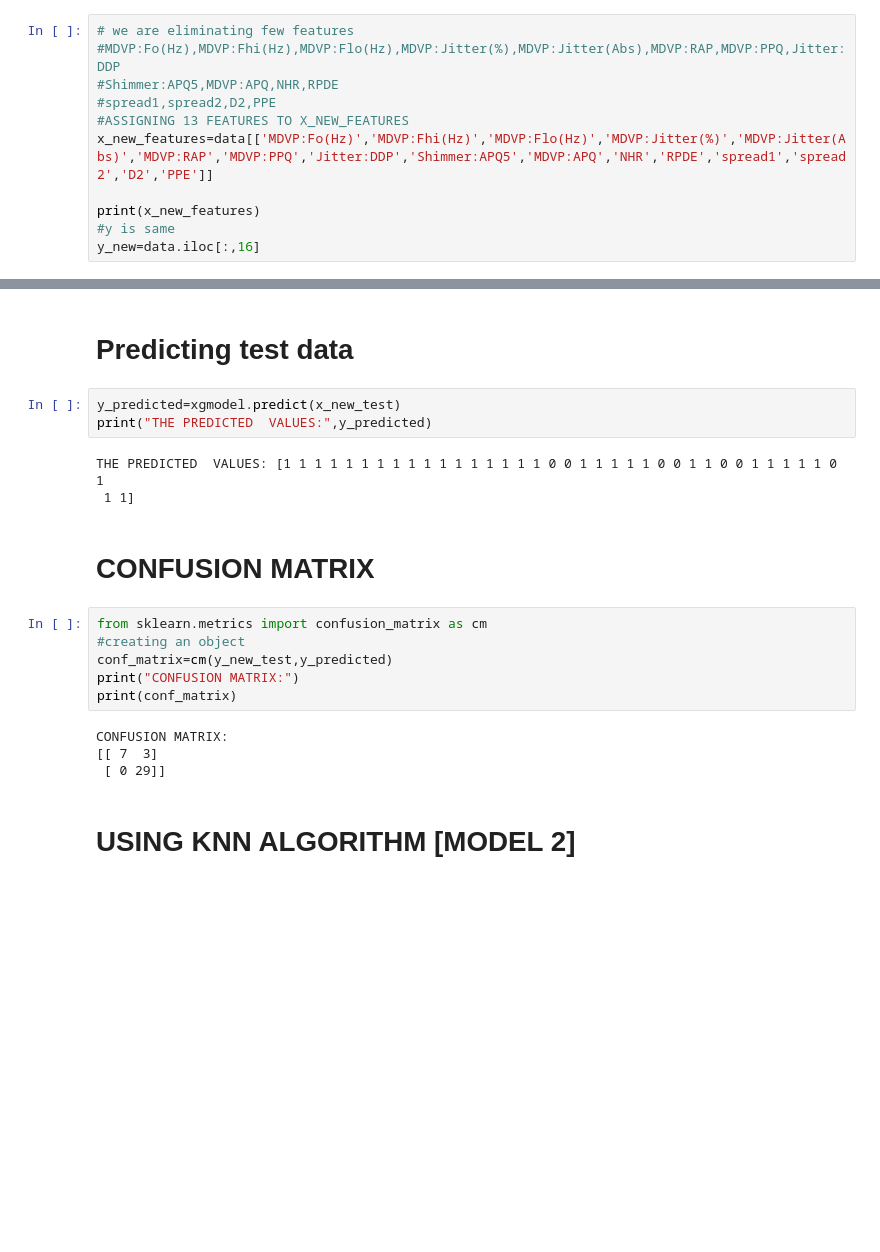
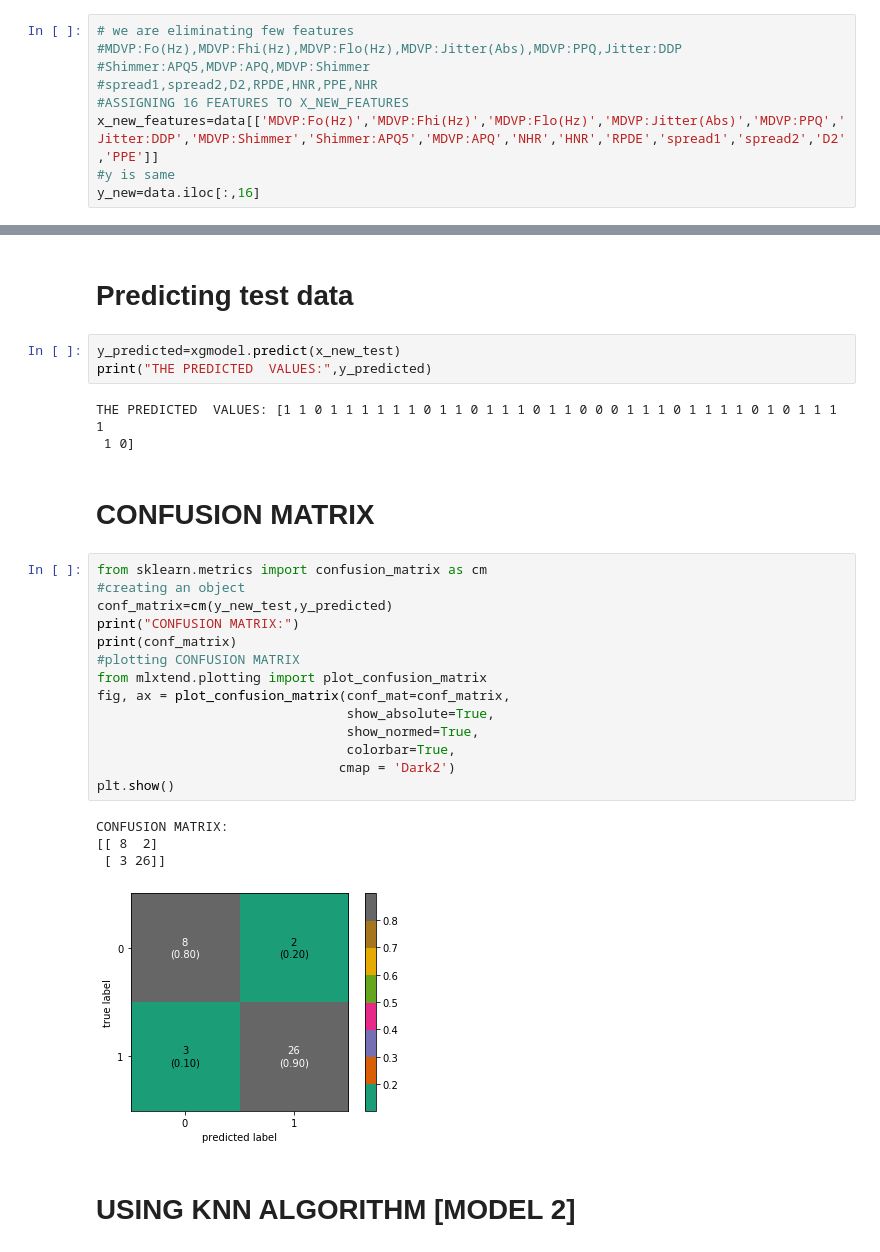
Before and after one commit to rk-sahana/PARKISON-DISEASE-DETECTION, a Jupyter notebook: parkison.ipynb, the cells around one changed output, grey strips where cells are left out. Saved outputs shown, nothing was run; the diff lists cells and outputs as text; blank space fills up the shorter version.

```diff
--- a/parkison.ipynb
+++ b/parkison.ipynb
@@ -138,11 +301,9 @@ plt.show()
 # %%
 # we are eliminating few features
-#MDVP:Fo(Hz),MDVP:Fhi(Hz),MDVP:Flo(Hz),MDVP:Jitter(%),MDVP:Jitter(Abs),MDVP:RAP,MDVP:PPQ,Jitter:DDP
-#Shimmer:APQ5,MDVP:APQ,NHR,RPDE
-#spread1,spread2,D2,PPE
-#ASSIGNING 13 FEATURES TO X_NEW_FEATURES
-x_new_features=data[['MDVP:Fo(Hz)','MDVP:Fhi(Hz)','MDVP:Flo(Hz)','MDVP:Jitter(%)','MDVP:Jitter(Abs)','MDVP:RAP','MDVP:PPQ','Jitter:DDP','Shimmer:APQ5','MDVP:APQ','NHR','RPDE','spread1','spread2','D2','PPE']]
-
-print(x_new_features)
+#MDVP:Fo(Hz),MDVP:Fhi(Hz),MDVP:Flo(Hz),MDVP:Jitter(Abs),MDVP:PPQ,Jitter:DDP
+#Shimmer:APQ5,MDVP:APQ,MDVP:Shimmer
+#spread1,spread2,D2,RPDE,HNR,PPE,NHR
+#ASSIGNING 16 FEATURES TO X_NEW_FEATURES
+x_new_features=data[['MDVP:Fo(Hz)','MDVP:Fhi(Hz)','MDVP:Flo(Hz)','MDVP:Jitter(Abs)','MDVP:PPQ','Jitter:DDP','MDVP:Shimmer','Shimmer:APQ5','MDVP:APQ','NHR','HNR','RPDE','spread1','spread2','D2','PPE']]
 #y is same
 y_new=data.iloc[:,16]
@@ -223,20 +387,29 @@ K-fold CV average score: 0.90
 y_predicted=xgmodel.predict(x_new_test)
 print("THE PREDICTED  VALUES:",y_predicted)
 # %% [output]
-THE PREDICTED  VALUES: [1 1 1 1 1 1 1 1 1 1 1 1 1 1 1 1 1 0 0 1 1 1 1 1 0 0 1 1 0 0 1 1 1 1 1 0 1
- 1 1]
+THE PREDICTED  VALUES: [1 1 0 1 1 1 1 1 1 0 1 1 0 1 1 1 0 1 1 0 0 0 1 1 1 0 1 1 1 1 0 1 0 1 1 1 1
+ 1 0]
 # %% [markdown]
 # CONFUSION MATRIX
 # %%
 from sklearn.metrics import confusion_matrix as cm
 #creating an object
 conf_matrix=cm(y_new_test,y_predicted)
 print("CONFUSION MATRIX:")
 print(conf_matrix)
+#plotting CONFUSION MATRIX
+from mlxtend.plotting import plot_confusion_matrix
+fig, ax = plot_confusion_matrix(conf_mat=conf_matrix,
+                                show_absolute=True,
+                                show_normed=True,
+                                colorbar=True,
+                               cmap = 'Dark2')
+plt.show()
 # %% [output]
 CONFUSION MATRIX:
-[[ 7  3]
- [ 0 29]]
+[[ 8  2]
+ [ 3 26]]
+[figure, added]
 # %% [markdown]
 # USING KNN ALGORITHM [MODEL 2]
 # %%
```
Also changed, not shown: parts of 44 cells of this notebook.
